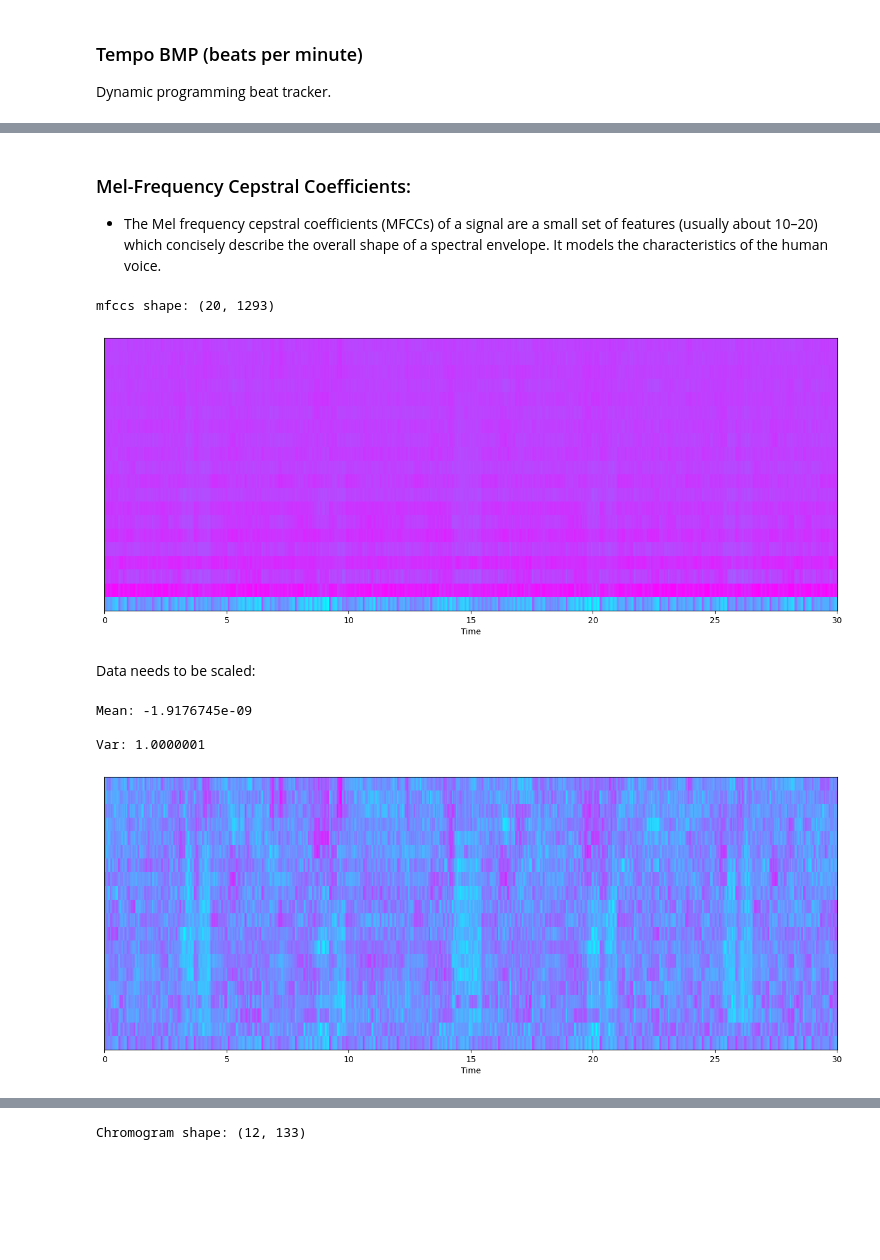
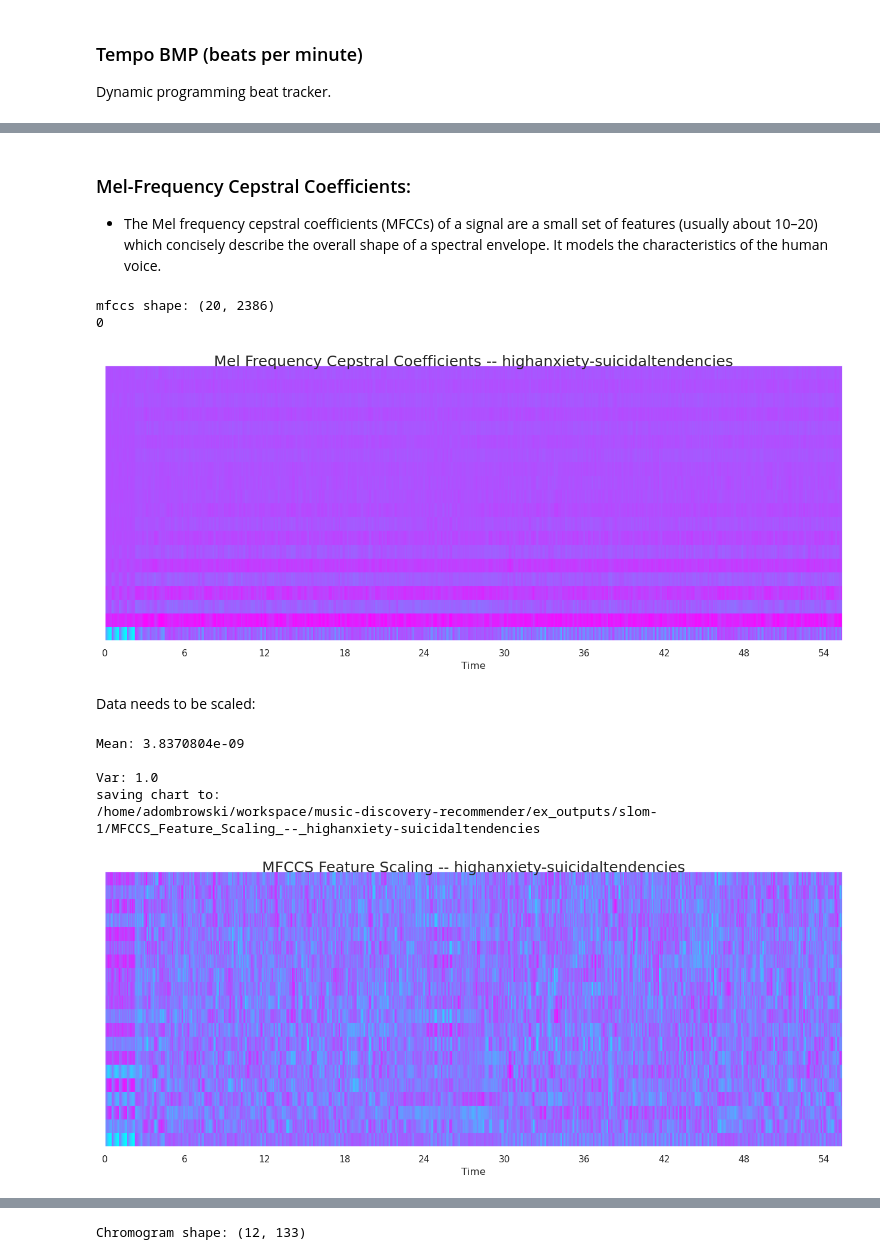
Before and after one commit to akdombrowski/music-discovery-recommender, a Jupyter notebook: notebooks/slom-1.ipynb, the cells around one changed output, grey strips where cells are left out. Drawn from its saved outputs; the diff is of its cells as text; code cells hidden in the pictures; blank space fills up the shorter version.

```diff
--- a/notebooks/slom-1.ipynb
+++ b/notebooks/slom-1.ipynb
@@ -181,0 +124,6 @@ CHART_TITLE_PAD = 12
+# %%
+# song_1_path_abs = Path('..').joinpath(f'{song_1_path}').resolve()
+song_1_path_abs = path_relative_to_notebooks_dir(song_1_path)
+print("song_1_name =", song_1_name)
+print("song_1_path =", song_1_path)
+print("song_1_path_abs =", song_1_path_abs)
@@ -341,17 +510,18 @@ plt.title("Classical Mel Spectrogram", fontsize = 23);
 # %%
-y, sr = librosa.load(song_1_path)
-y, _ = librosa.effects.trim(y)
+y_dur_30s, sr_dur_30s = librosa.load(song_1_path_abs)
+y_dur_30s, _ = librosa.effects.trim(y_dur_30s)
 
-S = librosa.feature.melspectrogram(y=y, sr=sr)
+S = librosa.feature.melspectrogram(y=y_dur_30s, sr=sr_dur_30s)
 S_DB = librosa.amplitude_to_db(S, ref=np.max)
 
-plt.figure(figsize = (16, 6))
+plt.figure(figsize=(16, 6))
 
-librosa.display.specshow(S_DB, sr=sr, hop_length=hop_length, x_axis = 'time', y_axis = 'log', cmap = 'cool');
+librosa.display.specshow(S_DB, sr=sr_dur_30s, hop_length=hop_length,
+                         x_axis='time', y_axis='log', cmap='cool')
 
-plt.colorbar();
+plt.colorbar()
 
 title = chart_title_song_1('Mel Spectrogram')
-plt.title(title, pad=CHART_TITLE_PAD, fontsize=CHART_TITLE_FONTSIZE)
-save_slom_1_chart(title, plt)
+add_plt_title(title, plt)
+save_slom_1_chart(filename=title, plt=plt)
 # %% [output]
@@ -447,32 +643,40 @@ plt.plot(t, normalize(spectral_rolloff), color='#FFB100');
 # %% [markdown]
 ### Mel-Frequency Cepstral Coefficients:
 
-* The Mel frequency cepstral coefficients (MFCCs) of a signal are a small set of features (usually about 10–20) which concisely describe the overall shape of a spectral envelope. It models the characteristics of the human voice.
+- The Mel frequency cepstral coefficients (MFCCs) of a signal are a small set of
+  features (usually about 10–20) which concisely describe the overall shape of a
+  spectral envelope. It models the characteristics of the human voice.
 # %%
-mfccs = librosa.feature.mfcc(y=audio_file, sr=sr)
+mfccs = librosa.feature.mfcc(y=y_dur_30s_trimmed, sr=sr_dur_30s)
 print('mfccs shape:', mfccs.shape)
 
-#Displaying  the MFCCs:
-plt.figure(figsize = (16, 6))
-librosa.display.specshow(mfccs, sr=sr, x_axis='time', cmap = 'cool');
+# Displaying  the MFCCs:
+title = chart_title("Mel Frequency Cepstral Coefficients", song_1_name)
+plt.figure(figsize=(16, 6))
+add_plt_title(title, plt)
+librosa.display.specshow(mfccs, sr=sr_dur_30s, x_axis='time', cmap='cool');
 # %% [output]
-mfccs shape: (20, 1293)
+mfccs shape: (20, 2386)
+0
-[figure, old version]
+[figure, new version]
 # %% [markdown]
 Data needs to be scaled:
 # %%
 # Perform Feature Scaling
 mfccs = sklearn.preprocessing.scale(mfccs, axis=1)
-print('Mean:', mfccs.mean(), '\n')
-print('Var:', mfccs.var())
-
-plt.figure(figsize = (16, 6))
-librosa.display.specshow(mfccs, sr=sr, x_axis='time', cmap = 'cool');
+print("mfcss mean:", mfccs.mean(), " ", "mfcss var:", mfccs.var())
+title = chart_title("MFCCS Feature Scaling", song_1_name)
+plt.figure(figsize=(16, 6))
+add_plt_title(title, plt)
+librosa.display.specshow(mfccs, sr=sr_dur_30s, x_axis='time', cmap='cool');
+save_slom_1_chart(title, plt)
 # %% [output]
-Mean: -1.9176745e-09
+Mean: 3.8370804e-09
 
-Var: 1.0000001
+Var: 1.0
+saving chart to:
+/home/adombrowski/workspace/music-discovery-recommender/ex_outputs/slom-1/MFCCS_Feature_Scaling_--_highanxiety-suicidaltendencies
-[figure, old version]
+[figure, new version]
 # %% [markdown]
 ### Chroma Frequencies
 
```
Also changed, not shown: parts of 107 cells of this notebook, 15 other files.
